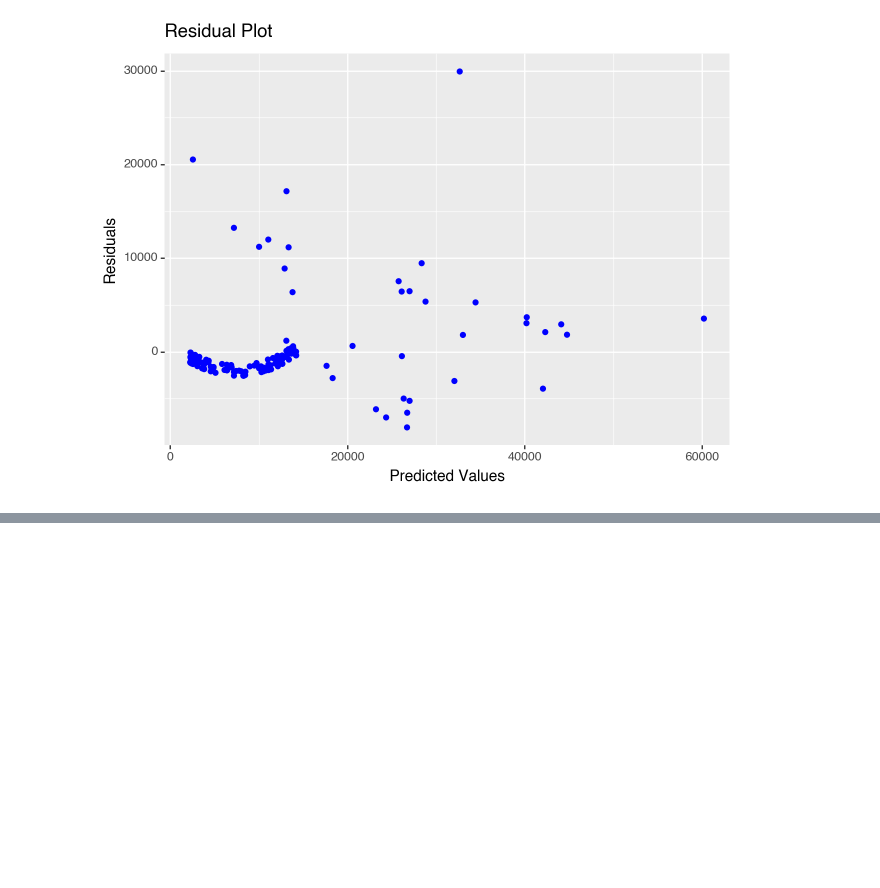
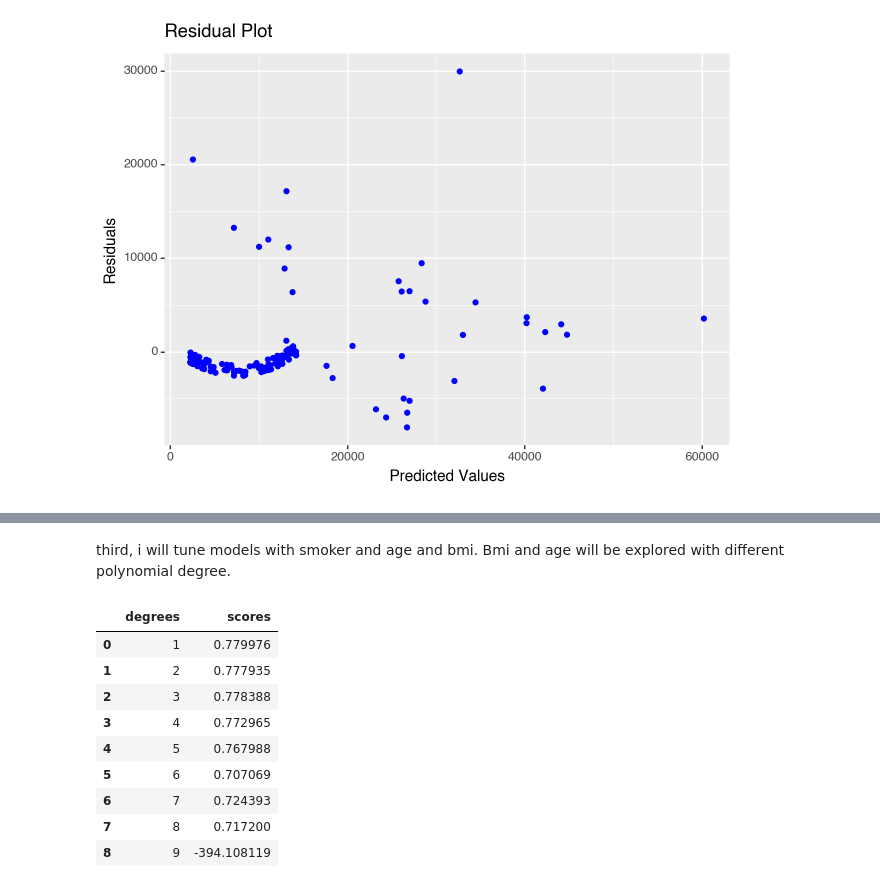
Before and after one commit to RichardHuang805/GSB-S544, a Jupyter notebook: Machine_Learning/lab_5.ipynb, the cells around one changed output, grey strips where cells are left out. Saved outputs shown, nothing was run; the diff lists cells and outputs as text; code cells hidden in the pictures; blank space fills up the shorter version.

```diff
--- a/Machine_Learning/Untitled.ipynb
+++ b/Machine_Learning/lab_5.ipynb
@@ -611,0 +670,35 @@ print(residual_plot)
+# %% [markdown]
+third, i will tune models with smoker and age and bmi. Bmi and age will be explored with different polynomial degree.
+# %%
+ct_poly = ColumnTransformer(
+  [
+    ("dummify", OneHotEncoder(sparse_output = False), ["smoker"]),
+    ("polynomial", PolynomialFeatures(), ["age",'bmi'])
+  ],
+  remainder = "drop"
+)
+
+lr_pipeline_poly = Pipeline(
+  [("preprocessing", ct_poly),
+  ("linear_regression", LinearRegression())]
+).set_output(transform="pandas")
+
+degrees = {'preprocessing__polynomial__degree': np.arange(1, 10)}
+
+gscv = GridSearchCV(lr_pipeline_poly, degrees, cv = 5, scoring='r2')
+
+gscv_fitted = gscv.fit(X_train, Y_train)
+gscv_fitted.cv_results_['mean_test_score']
+
+pd.DataFrame(data = {"degrees": np.arange(1, 10), "scores": gscv_fitted.cv_results_['mean_test_score']})
+# %% [output]
+|  | degrees | scores |
+| 0 | 1 | 0.779976 |
+| 1 | 2 | 0.777935 |
+| 2 | 3 | 0.778388 |
+| 3 | 4 | 0.772965 |
+| 4 | 5 | 0.767988 |
+| 5 | 6 | 0.707069 |
+| 6 | 7 | 0.724393 |
+| 7 | 8 | 0.717200 |
+| 8 | 9 | -394.108119 |
```
Also changed, not shown: parts of 45 cells of this notebook, 34 other files.
